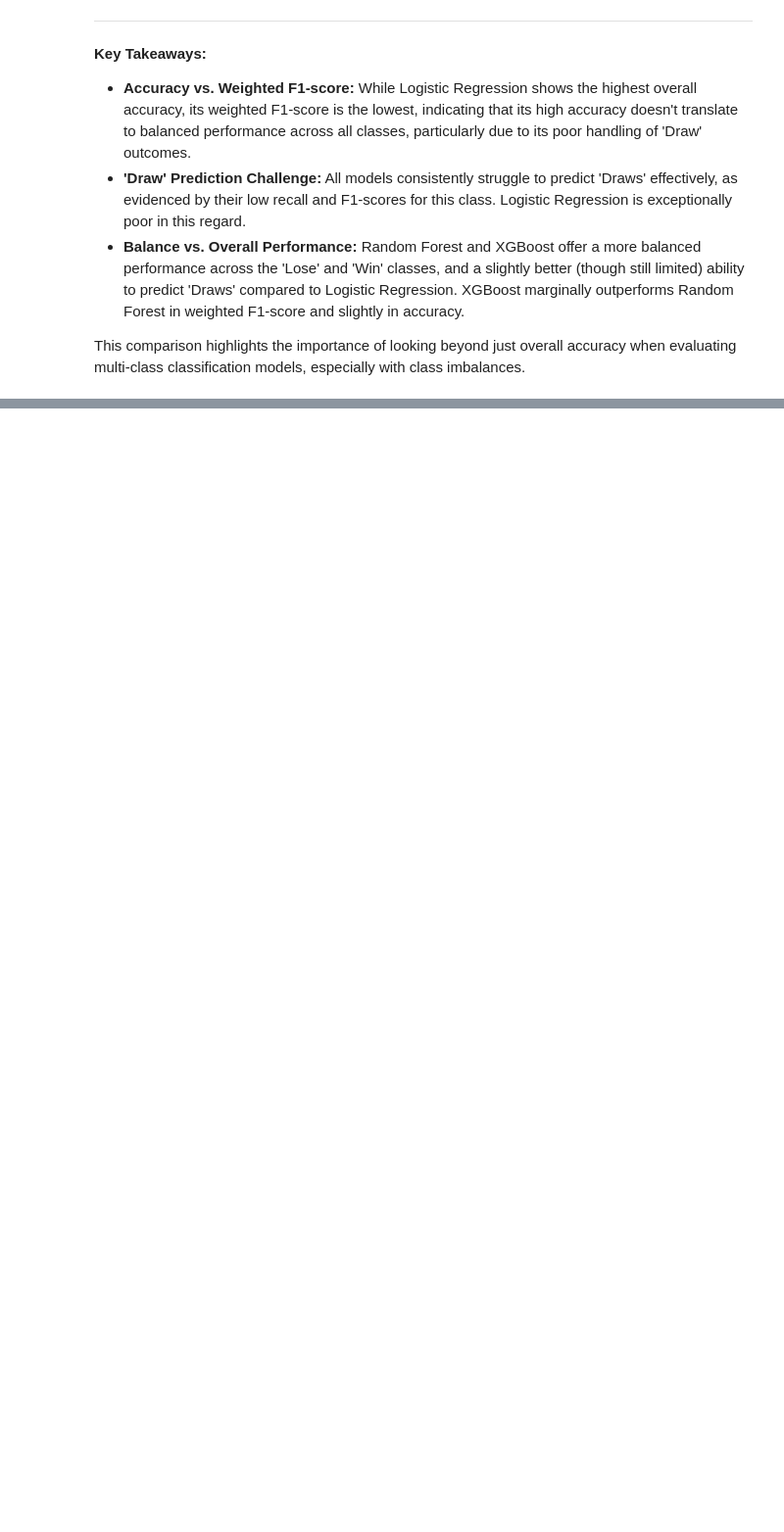
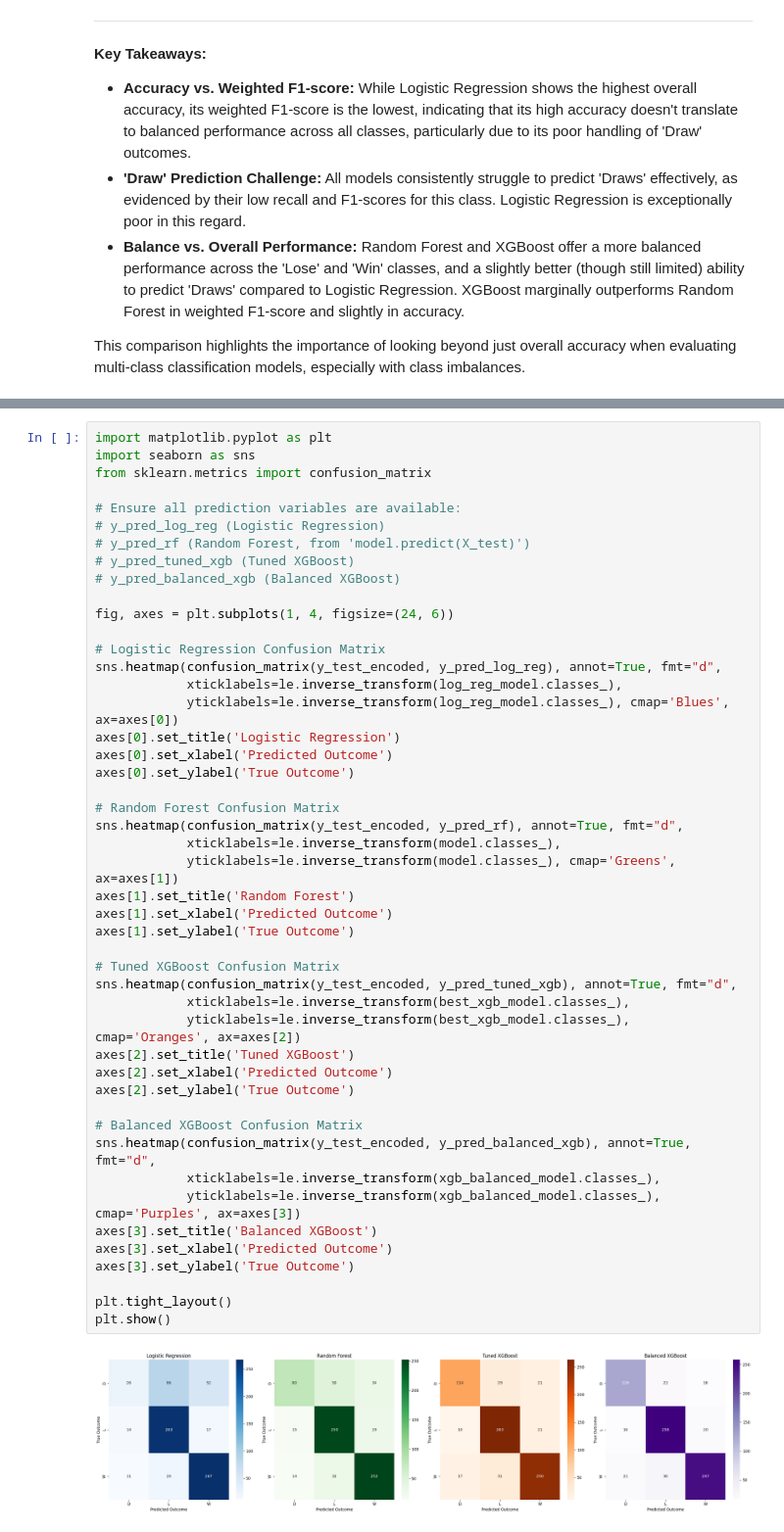
Before and after one commit to sankalp120/premierleague_predictor, a Jupyter notebook: notebook.ipynb, the cells around one changed output, grey strips where cells are left out. Shown at 98% size. Drawn from its saved outputs; the diff is of its cells as text; blank space fills up the shorter version.

```diff
--- a/notebook.ipynb
+++ b/notebook.ipynb
@@ -725,0 +1997,49 @@ This comparison highlights the importance of looking beyond just overall accurac
+# %%
+import matplotlib.pyplot as plt
+import seaborn as sns
+from sklearn.metrics import confusion_matrix
+
+# Ensure all prediction variables are available:
+# y_pred_log_reg (Logistic Regression)
+# y_pred_rf (Random Forest, from 'model.predict(X_test)')
+# y_pred_tuned_xgb (Tuned XGBoost)
+# y_pred_balanced_xgb (Balanced XGBoost)
+
+fig, axes = plt.subplots(1, 4, figsize=(24, 6))
+
+# Logistic Regression Confusion Matrix
+sns.heatmap(confusion_matrix(y_test_encoded, y_pred_log_reg), annot=True, fmt="d",
+            xticklabels=le.inverse_transform(log_reg_model.classes_),
+            yticklabels=le.inverse_transform(log_reg_model.classes_), cmap='Blues', ax=axes[0])
+axes[0].set_title('Logistic Regression')
+axes[0].set_xlabel('Predicted Outcome')
+axes[0].set_ylabel('True Outcome')
+
+# Random Forest Confusion Matrix
+sns.heatmap(confusion_matrix(y_test_encoded, y_pred_rf), annot=True, fmt="d",
+            xticklabels=le.inverse_transform(model.classes_),
+            yticklabels=le.inverse_transform(model.classes_), cmap='Greens', ax=axes[1])
+axes[1].set_title('Random Forest')
+axes[1].set_xlabel('Predicted Outcome')
+axes[1].set_ylabel('True Outcome')
+
+# Tuned XGBoost Confusion Matrix
+sns.heatmap(confusion_matrix(y_test_encoded, y_pred_tuned_xgb), annot=True, fmt="d",
+            xticklabels=le.inverse_transform(best_xgb_model.classes_),
+            yticklabels=le.inverse_transform(best_xgb_model.classes_), cmap='Oranges', ax=axes[2])
+axes[2].set_title('Tuned XGBoost')
+axes[2].set_xlabel('Predicted Outcome')
+axes[2].set_ylabel('True Outcome')
+
+# Balanced XGBoost Confusion Matrix
+sns.heatmap(confusion_matrix(y_test_encoded, y_pred_balanced_xgb), annot=True, fmt="d",
+            xticklabels=le.inverse_transform(xgb_balanced_model.classes_),
+            yticklabels=le.inverse_transform(xgb_balanced_model.classes_), cmap='Purples', ax=axes[3])
+axes[3].set_title('Balanced XGBoost')
+axes[3].set_xlabel('Predicted Outcome')
+axes[3].set_ylabel('True Outcome')
+
+plt.tight_layout()
+plt.show()
+# %% [output]
+[figure, added]
```
Also changed, not shown: parts of 82 cells of this notebook.
